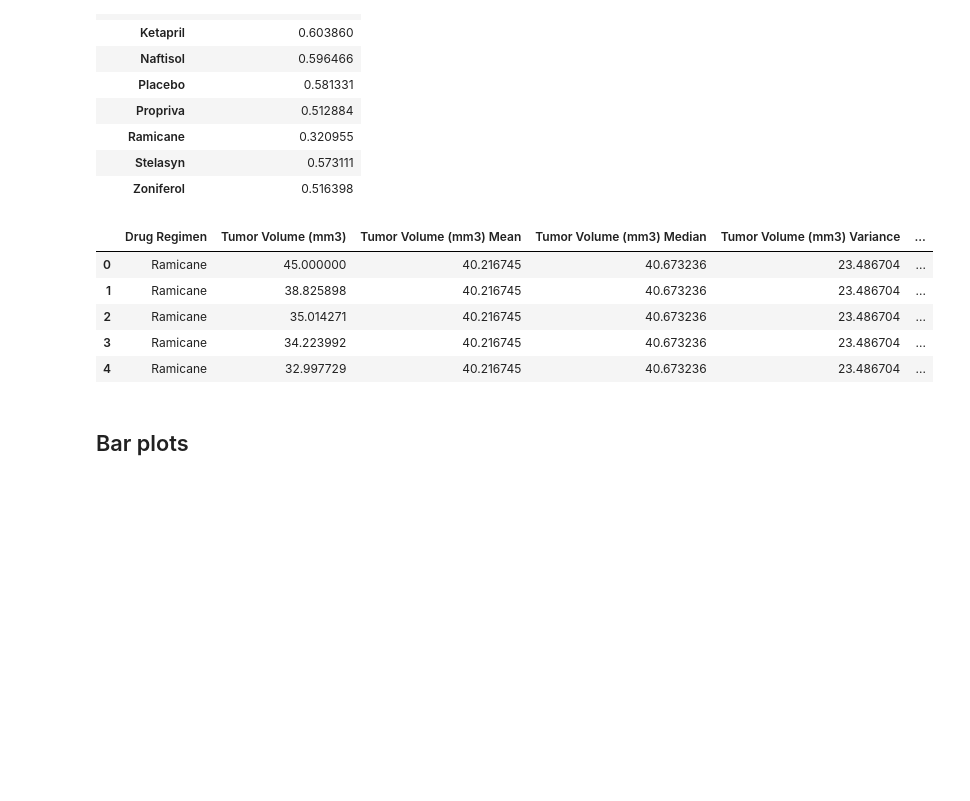
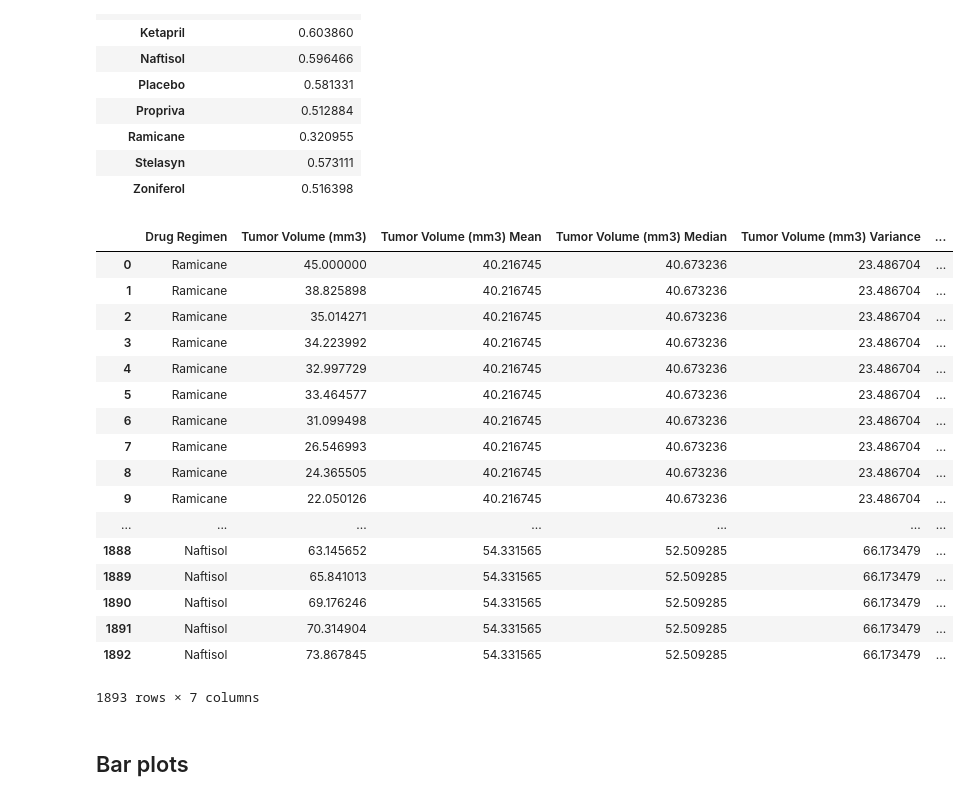
Before and after one commit to Aquanewbie/Brandon-Cornejo-Data-Analytics-HW, a Jupyter notebook: Homework5/Pymaceuticals/pymaceuticals_starter.ipynb, the cells around one changed output. Cells and saved outputs as stored; diff of their text form; code cells hidden in the pictures; blank space fills up the shorter version.

```diff
--- a/Homework5/Pymaceuticals/pymaceuticals_starter.ipynb
+++ b/Homework5/Pymaceuticals/pymaceuticals_starter.ipynb
@@ -155,18 +155,30 @@ TumorVolumeStatssem
 # %%
 #Merge Tables: mean, median, variance, standard deviation, and SEM
 TumorVolumeStats = TumorVolumeStats.merge(TumorVolumeStatsmean, on='Drug Regimen')
 TumorVolumeStats = TumorVolumeStats.merge(TumorVolumeStatsmedian, on='Drug Regimen')
 TumorVolumeStats = TumorVolumeStats.merge(TumorVolumeStatsvar, on='Drug Regimen')
 TumorVolumeStats = TumorVolumeStats.merge(TumorVolumeStatsstd, on='Drug Regimen')
 TumorVolumeStats = TumorVolumeStats.merge(TumorVolumeStatssem, on='Drug Regimen')
-TumorVolumeStats.head()
+TumorVolumeStats
 # %% [output]
 |  | Drug Regimen | Tumor Volume (mm3) | Tumor Volume (mm3) Mean | Tumor Volume (mm3) Median | Tumor Volume (mm3) Variance | ... |
 | 0 | Ramicane | 45.000000 | 40.216745 | 40.673236 | 23.486704 | ... |
 | 1 | Ramicane | 38.825898 | 40.216745 | 40.673236 | 23.486704 | ... |
 | 2 | Ramicane | 35.014271 | 40.216745 | 40.673236 | 23.486704 | ... |
 | 3 | Ramicane | 34.223992 | 40.216745 | 40.673236 | 23.486704 | ... |
 | 4 | Ramicane | 32.997729 | 40.216745 | 40.673236 | 23.486704 | ... |
+| 5 | Ramicane | 33.464577 | 40.216745 | 40.673236 | 23.486704 | ... |
+| 6 | Ramicane | 31.099498 | 40.216745 | 40.673236 | 23.486704 | ... |
+| 7 | Ramicane | 26.546993 | 40.216745 | 40.673236 | 23.486704 | ... |
+| 8 | Ramicane | 24.365505 | 40.216745 | 40.673236 | 23.486704 | ... |
+| 9 | Ramicane | 22.050126 | 40.216745 | 40.673236 | 23.486704 | ... |
+| ... | ... | ... | ... | ... | ... | ... |
+| 1888 | Naftisol | 63.145652 | 54.331565 | 52.509285 | 66.173479 | ... |
+| 1889 | Naftisol | 65.841013 | 54.331565 | 52.509285 | 66.173479 | ... |
+| 1890 | Naftisol | 69.176246 | 54.331565 | 52.509285 | 66.173479 | ... |
+| 1891 | Naftisol | 70.314904 | 54.331565 | 52.509285 | 66.173479 | ... |
+| 1892 | Naftisol | 73.867845 | 54.331565 | 52.509285 | 66.173479 | ... |
+1893 rows × 7 columns
 # %% [markdown]
 ## Bar plots
 # %%
```
Also changed, not shown: parts of 13 cells of this notebook.
